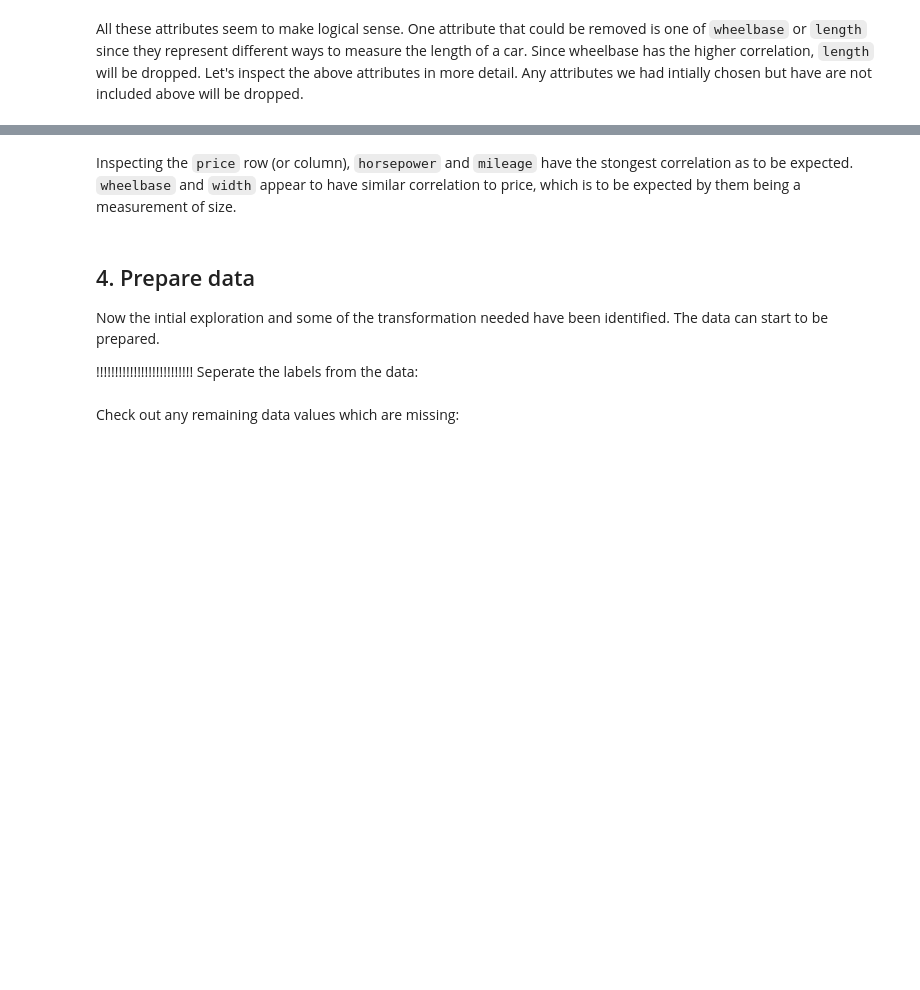
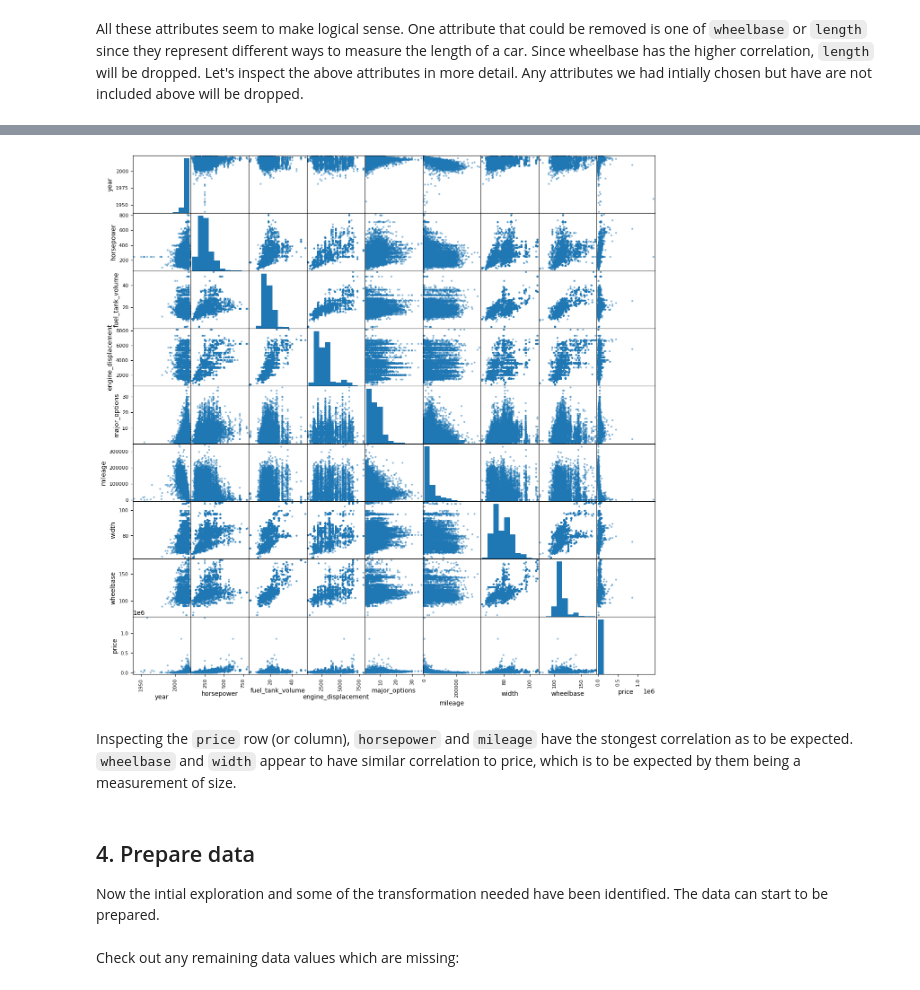
Before and after one commit to johnb-h/Car-Dataset-EDA-and-Prediction-Model, a Jupyter notebook: ID5059_run_script.ipynb, the cells around one changed output, grey strips where cells are left out. Drawn from its saved outputs; the diff is of its cells as text; code cells hidden in the pictures; blank space fills up the shorter version.

```diff
--- a/ID5059_run_script.ipynb
+++ b/ID5059_run_script.ipynb
@@ -279,5 +456,5 @@ Since we have `daysonmarket` attribute the `listed_date` can be dropped. Additio
 # %%
-df = df.drop(columns=['city', 'listed_date'])
+df.drop(columns=['city', 'listed_date'], inplace=True)
 # %% [markdown]
 `torque` could be useful but there is too few entries (see below) for it and it is not recorded elsewhere (like `horsepower` recorded in `power` and `engine_size`). Hence I will not use this attribute for my model
 # %%
@@ -285,3 +464,3 @@ df.torque.count() / sample_size
 # %%
-df = df.drop(columns='torque')
+df.drop(columns='torque', inplace=True)
 # %% [markdown]
@@ -415,9 +646,9 @@ chosen_numerical_attributes : list = ['daysonmarket', 'latitude', 'longitude', '
 'highway_fuel_economy', 'fuel_tank_volume', 'engine_displacement', 'major_options', 'mileage', 'seller_rating',
 'length', 'width']
 # %%
-df_numerical = df.select_dtypes(include=[np.float64, np.int64])[['daysonmarket', 'latitude', 'longitude', 'price', 'savings_amount', 'year', 'horsepower', 'city_fuel_economy',
+df_numerical = df.select_dtypes(include=[np.float64, np.int64])[['daysonmarket', 'latitude', 'longitude', 'savings_amount', 'year', 'horsepower', 'city_fuel_economy',
 'highway_fuel_economy', 'fuel_tank_volume', 'engine_displacement', 'major_options', 'mileage', 'seller_rating',
 'length', 'width', 'wheelbase']]
 # abs taken as don't care if posotive or negative effect
-corr_series = abs(df_numerical.drop("price", axis=1).apply(lambda x: x.corr(df_numerical.price)))
+corr_series = abs(df_numerical.apply(lambda x: x.corr(prices)))
 corr_series.sort_values()
@@ -431,6 +691,5 @@ All these attributes seem to make logical sense. One attribute that could be rem
 # %%
 chosen_numerical_attributes = corr_series[corr_series > 0.25].keys().tolist()
 chosen_numerical_attributes.remove('length')
-chosen_numerical_attributes.append('price')
 # %%
 df[chosen_numerical_attributes].info()
@@ -437,6 +712,8 @@ df[chosen_numerical_attributes].info()
 # %%
-pd.plotting.scatter_matrix(df[chosen_numerical_attributes], figsize=(15,15))
+pd.plotting.scatter_matrix(pd.concat([df[chosen_numerical_attributes], prices], axis=1), figsize=(15,15))
 mpl.show()
+# %% [output]
+[figure, added]
 # %% [markdown]
 Inspecting the `price` row (or column), `horsepower` and `mileage` have the stongest correlation as to be expected.
 `wheelbase` and `width` appear to have similar correlation to price, which is to be expected by them being a measurement of size.
@@ -444,6 +721,3 @@ Inspecting the `price` row (or column), `horsepower` and `mileage` have the ston
 ## 4. Prepare data
 
 Now the intial exploration and some of the transformation needed have been identified. The data can start to be prepared.
-
-!!!!!!!!!!!!!!!!!!!!!!!!!!
-Seperate the labels from the data:
```
Also changed, not shown: parts of 163 cells of this notebook, 1 other file.
